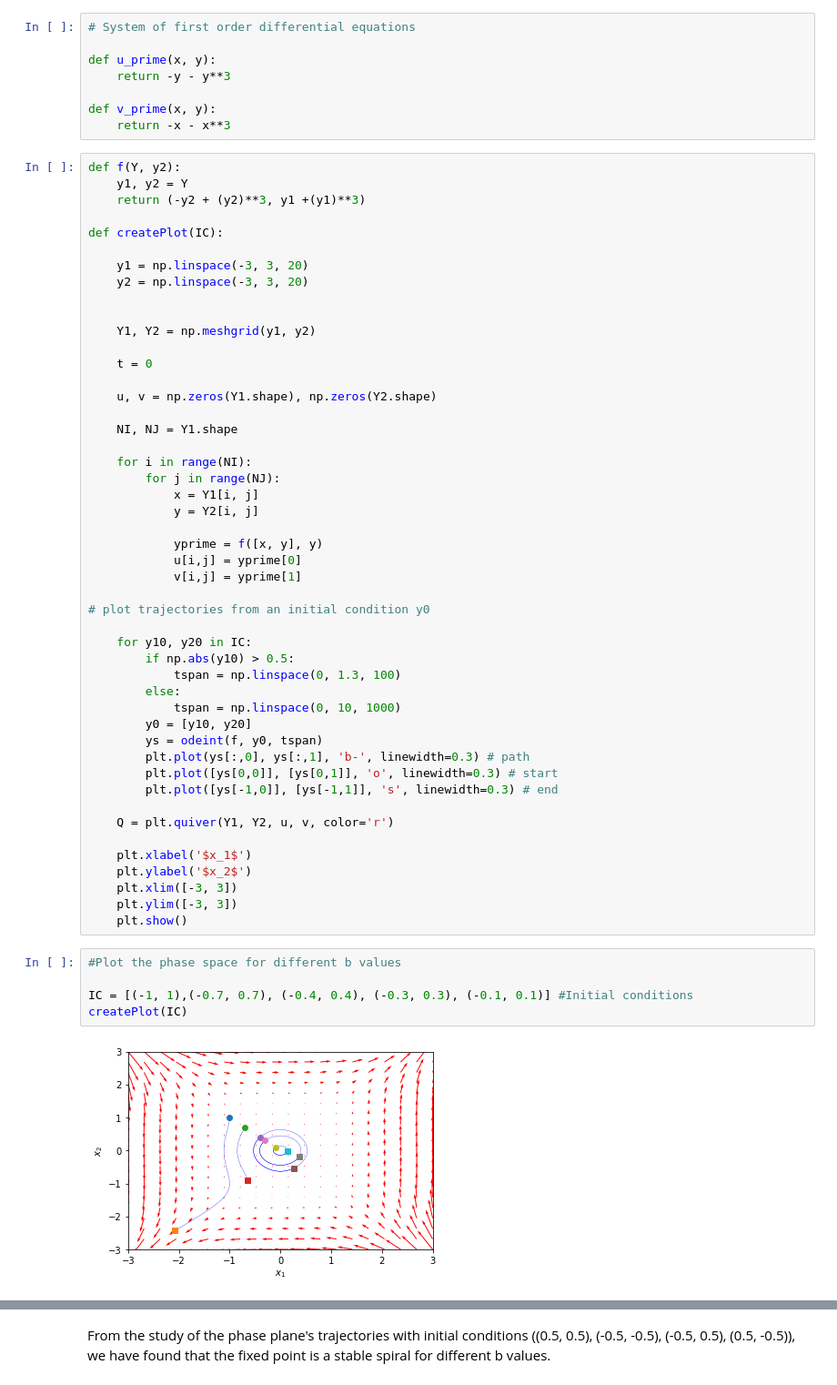
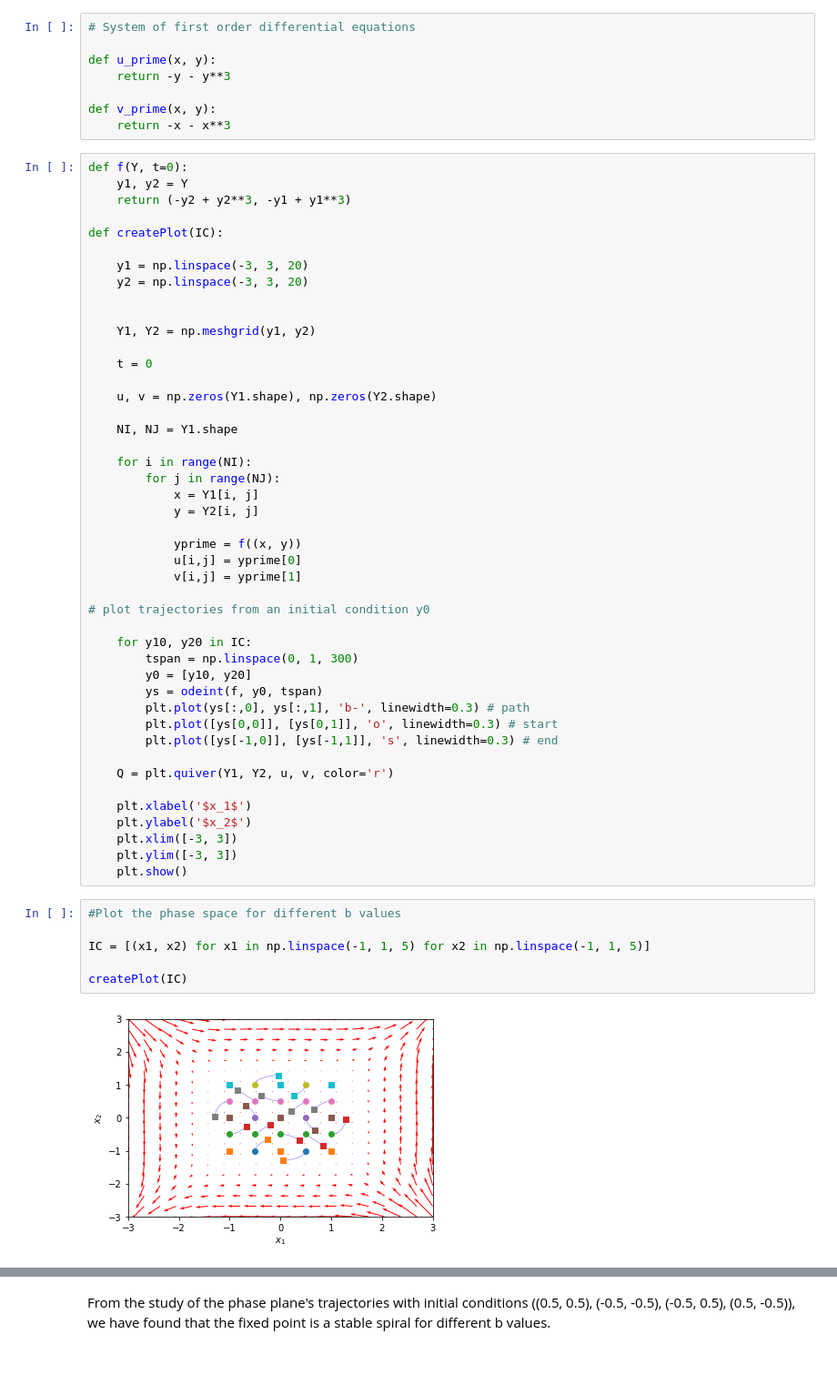
Before and after one commit to StefanIacob/CN_homework, a Jupyter notebook: Week_2/2_1.a.ipynb, the cells around one changed output, grey strips where cells are left out. Shown: that part at 91% size. Drawn from its saved outputs; the diff is of its cells as text.

Commit message:
Small fixes, graphs are correct now

```diff
--- a/Week_2/2_1.a.ipynb
+++ b/Week_2/2_1.a.ipynb
@@ -11,9 +11,9 @@ def u_prime(x, y):
 def v_prime(x, y):
     return -x - x**3
 # %%
-def f(Y, y2):
+def f(Y, t=0):
     y1, y2 = Y
-    return (-y2 + (y2)**3, y1 +(y1)**3)
+    return (-y2 + y2**3, -y1 + y1**3)
 
 def createPlot(IC):
 
@@ -34,17 +34,14 @@ def createPlot(IC):
             x = Y1[i, j]
             y = Y2[i, j]
 
-            yprime = f([x, y], y)
+            yprime = f((x, y))
             u[i,j] = yprime[0]
             v[i,j] = yprime[1]
 
 # plot trajectories from an initial condition y0
 
     for y10, y20 in IC:
-        if np.abs(y10) > 0.5:
-            tspan = np.linspace(0, 1.3, 100)
-        else:
-            tspan = np.linspace(0, 10, 1000)
+        tspan = np.linspace(0, 1, 300)
         y0 = [y10, y20]
         ys = odeint(f, y0, tspan)
         plt.plot(ys[:,0], ys[:,1], 'b-', linewidth=0.3) # path
@@ -61,7 +58,8 @@ def createPlot(IC):
 # %%
 #Plot the phase space for different b values
 
-IC = [(-1, 1),(-0.7, 0.7), (-0.4, 0.4), (-0.3, 0.3), (-0.1, 0.1)] #Initial conditions
+IC = [(x1, x2) for x1 in np.linspace(-1, 1, 5) for x2 in np.linspace(-1, 1, 5)]
+
 createPlot(IC)
 # %% [output]
-[figure, old version]
+[figure, new version]
```
Also changed, not shown: parts of 2 cells of this notebook.
